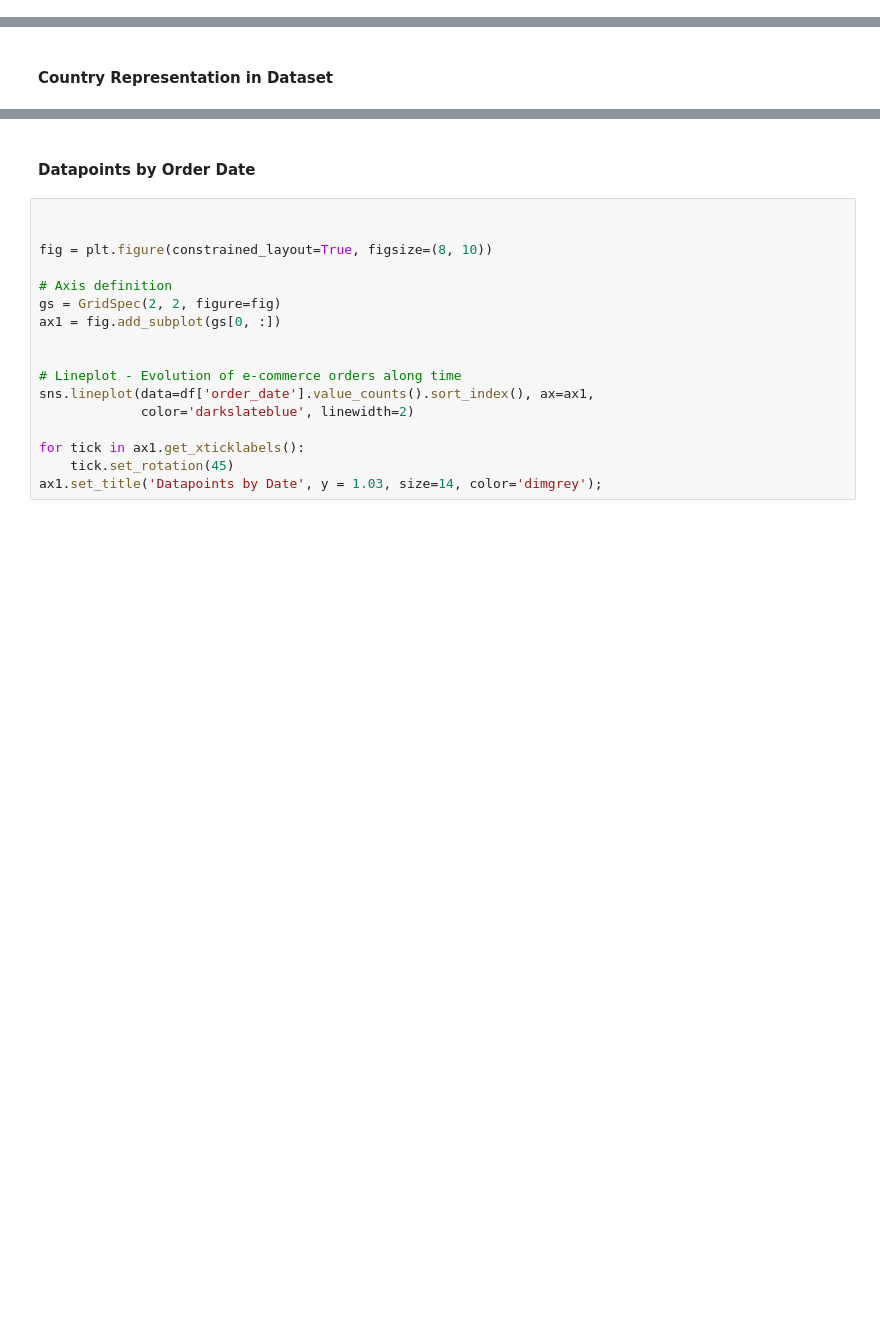
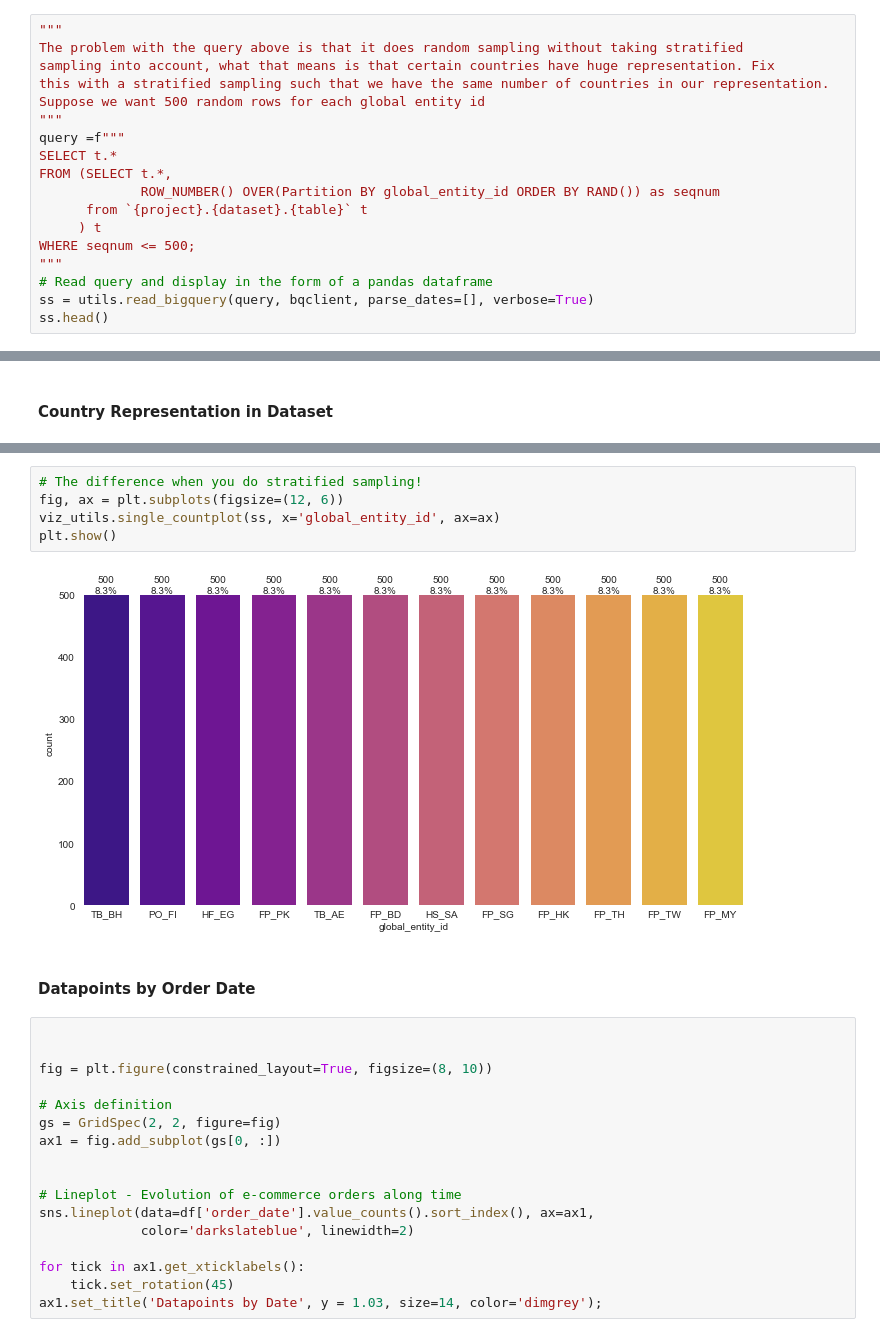
Before and after one commit to shandeep92/data_science, a Jupyter notebook: delivery_hero/python/promo_roi/_promo_roi_out_roi_tableau_report.ipynb, the cells around one changed output, grey strips where cells are left out. Drawn from its saved outputs; the diff is of its cells as text; blank space fills up the shorter version.

Commit message:
add stratified sampling query

```diff
--- a/delivery_hero/python/promo_roi/_promo_roi_out_roi_tableau_report.ipynb
+++ b/delivery_hero/python/promo_roi/_promo_roi_out_roi_tableau_report.ipynb
@@ -156,0 +188,18 @@ done with shape (10139, 38)
+# %%
+"""
+The problem with the query above is that it does random sampling without taking stratified
+sampling into account, what that means is that certain countries have huge representation. Fix
+this with a stratified sampling such that we have the same number of countries in our representation.
+Suppose we want 500 random rows for each global entity id
+"""
+query =f"""
+SELECT t.*
+FROM (SELECT t.*,
+             ROW_NUMBER() OVER(Partition BY global_entity_id ORDER BY RAND()) as seqnum
+      from `{project}.{dataset}.{table}` t
+     ) t
+WHERE seqnum <= 500;
+"""
+# Read query and display in the form of a pandas dataframe
+ss = utils.read_bigquery(query, bqclient, parse_dates=[], verbose=True)
+ss.head()
@@ -163,6 +222,13 @@ viz_utils.single_countplot(df, x='global_entity_id', ax=ax)
 plt.show()
 # %% [output]
 [figure]
+# %%
+# The difference when you do stratified sampling!
+fig, ax = plt.subplots(figsize=(12, 6))
+viz_utils.single_countplot(ss, x='global_entity_id', ax=ax)
+plt.show()
+# %% [output]
+[figure, added]
 # %% [markdown]
 #### Datapoints by Order Date
 # %%
```
Also changed, not shown: parts of 6 cells of this notebook.
